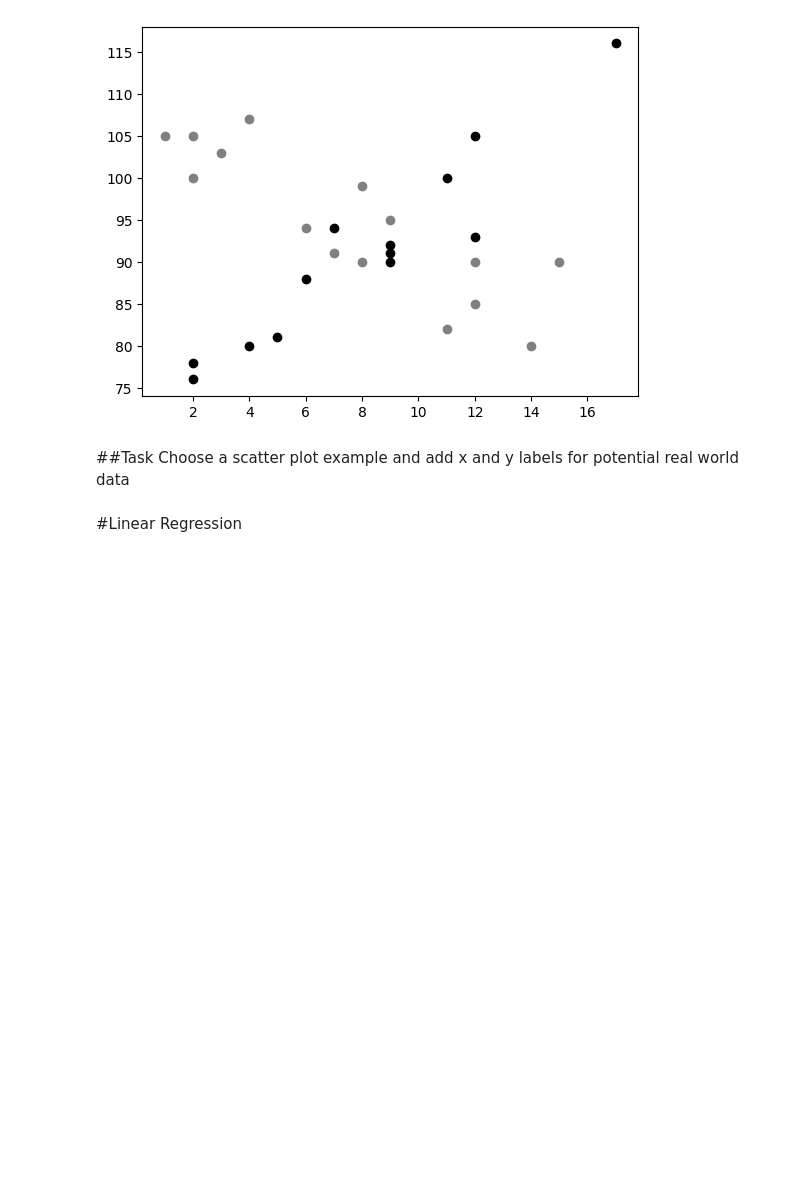
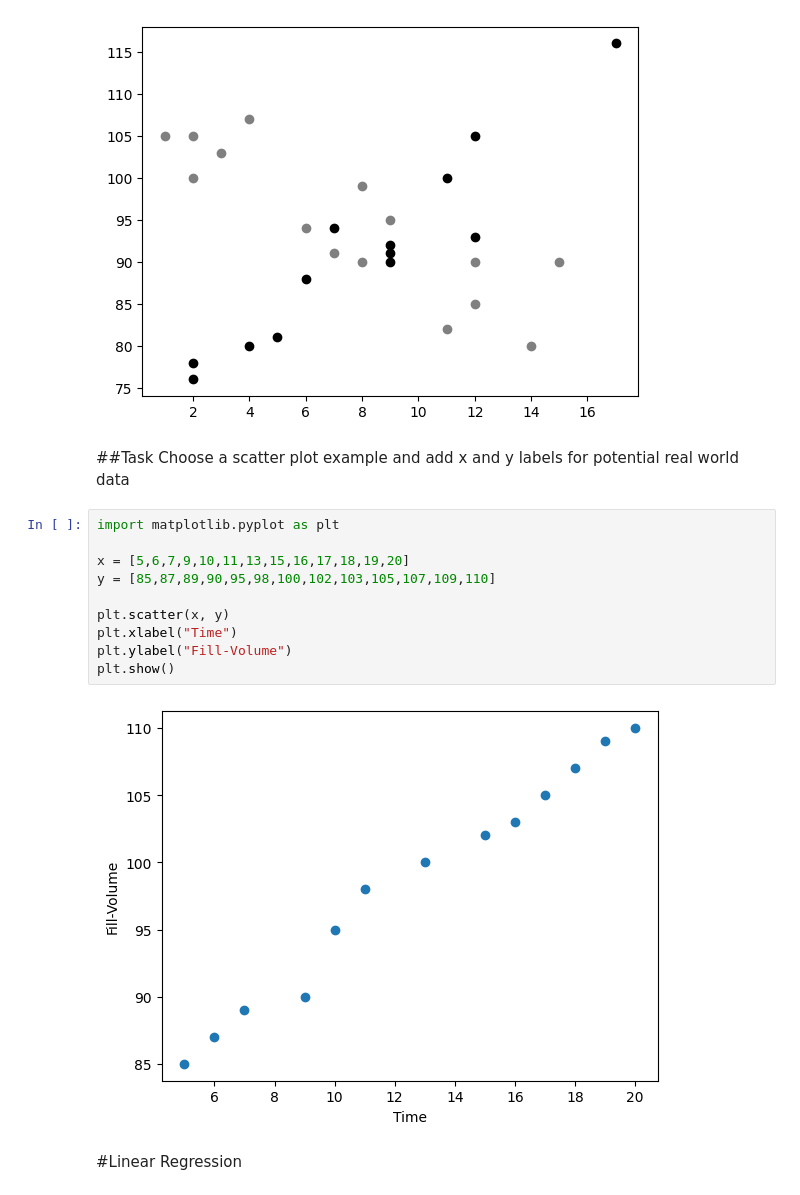
Before and after one commit to Shane-a-na/bins, a Jupyter notebook: colab8/8 ML Regression Analysis.ipynb, the cells around one changed output. Drawn from its saved outputs; the diff is of its cells as text; blank space fills up the shorter version.

```diff
--- a/colab8/8 ML Regression Analysis.ipynb
+++ b/colab8/8 ML Regression Analysis.ipynb
@@ -77,6 +77,18 @@ plt.show()
 # %% [markdown]
 ##Task
 Choose a scatter plot example and add x and y labels for potential real world data
+# %%
+import matplotlib.pyplot as plt
+
+x = [5,6,7,9,10,11,13,15,16,17,18,19,20]
+y = [85,87,89,90,95,98,100,102,103,105,107,109,110]
+
+plt.scatter(x, y)
+plt.xlabel("Time")
+plt.ylabel("Fill-Volume")
+plt.show()
+# %% [output]
+[figure, added]
 # %% [markdown]
 #Linear Regression
 # %% [markdown]
```
